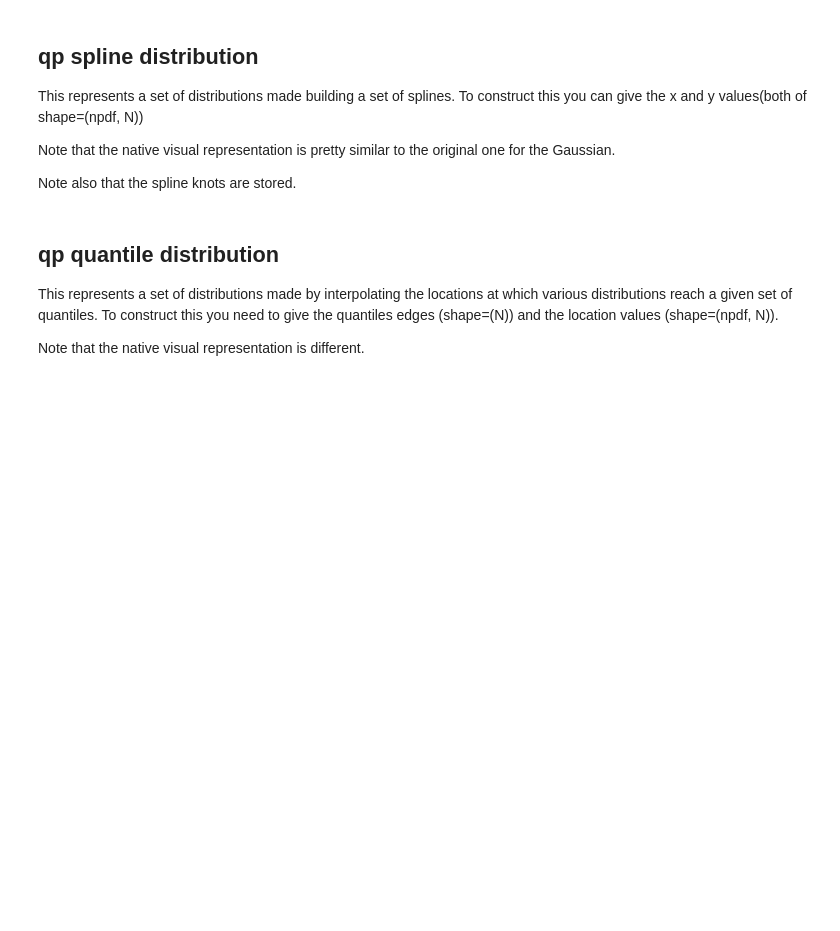
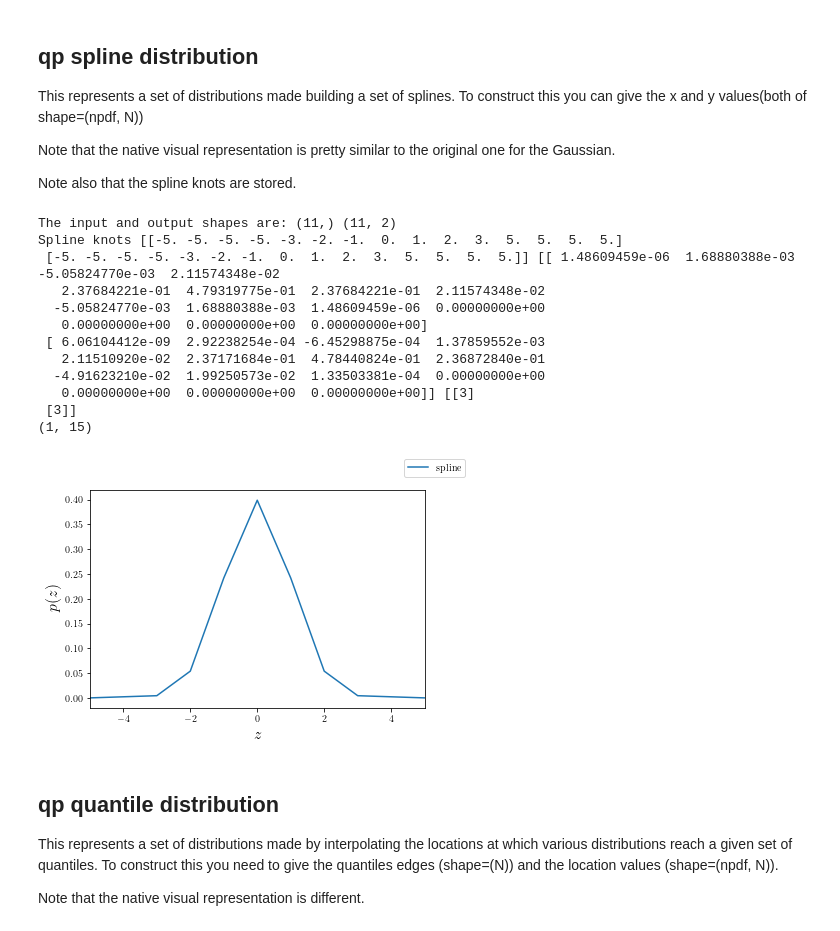
Before and after one commit to aimalz/qp, a Jupyter notebook: docs/notebooks/demo.ipynb, the cells around one changed output. Saved outputs shown, nothing was run; the diff lists cells and outputs as text; code cells hidden in the pictures; blank space fills up the shorter version.

```diff
--- a/docs/notebooks/demo.ipynb
+++ b/docs/notebooks/demo.ipynb
@@ -127,13 +168,27 @@ Note that the native visual representation is pretty similar to the original one
 Note also that the spline knots are stored.
 # %%
 spline_pdf = qp.spline_from_xy(xvals=np.ones((2,11))*xvals, yvals=yvals)
-spline_vals = spline_pdf.pdf(xvals)
+spline_vals = spline_pdf.pdf(np.expand_dims(xvals, -1))
 print("The input and output shapes are:", xvals.shape, spline_vals.shape)
 print("Spline knots", spline_pdf.dist.splx, spline_pdf.dist.sply, spline_pdf.dist.spln)
 spline_pdf1 = qp.spline_from_xy(xvals=np.atleast_2d(xvals), yvals=np.atleast_2d(yvals[0]))
 print(spline_pdf1.dist.splx.shape)
 fig, axes = qp.qp_plot_native(spline_pdf1, xlim=(-5., 5.), label="spline")
 leg = fig.legend()
+# %% [output]
+The input and output shapes are: (11,) (11, 2)
+Spline knots [[-5. -5. -5. -5. -3. -2. -1.  0.  1.  2.  3.  5.  5.  5.  5.]
+ [-5. -5. -5. -5. -3. -2. -1.  0.  1.  2.  3.  5.  5.  5.  5.]] [[ 1.48609459e-06  1.68880388e-03 -5.05824770e-03  2.11574348e-02
+   2.37684221e-01  4.79319775e-01  2.37684221e-01  2.11574348e-02
+  -5.05824770e-03  1.68880388e-03  1.48609459e-06  0.00000000e+00
+   0.00000000e+00  0.00000000e+00  0.00000000e+00]
+ [ 6.06104412e-09  2.92238254e-04 -6.45298875e-04  1.37859552e-03
+   2.11510920e-02  2.37171684e-01  4.78440824e-01  2.36872840e-01
+  -4.91623210e-02  1.99250573e-02  1.33503381e-04  0.00000000e+00
+   0.00000000e+00  0.00000000e+00  0.00000000e+00]] [[3]
+ [3]]
+(1, 15)
+[figure, added]
 # %% [markdown]
 ## qp quantile distribution
 
```
Also changed, not shown: parts of 16 cells of this notebook, 4 other files.
